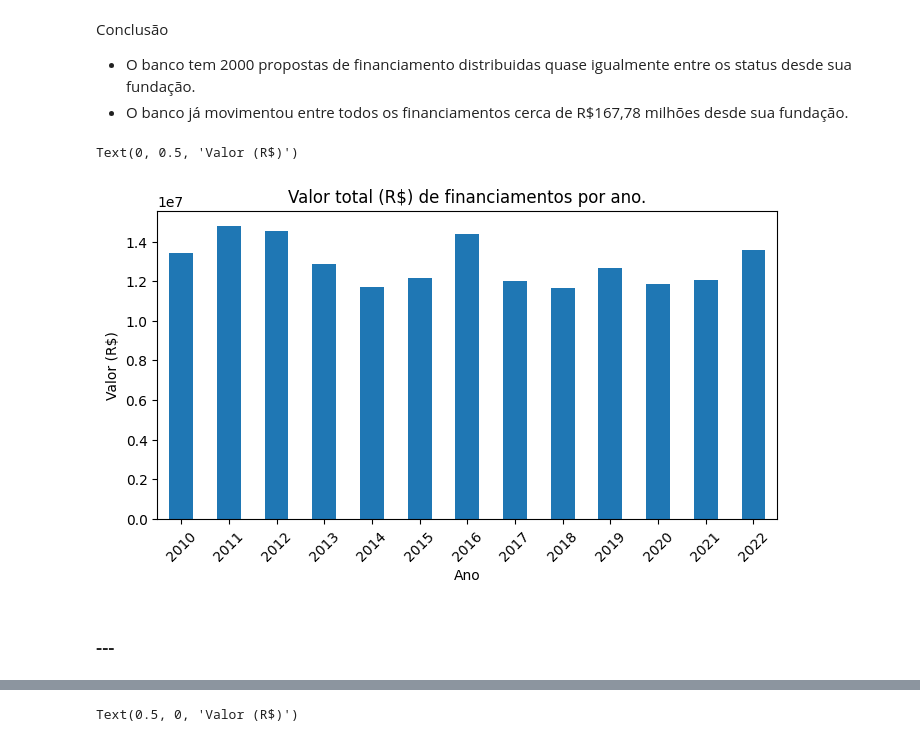
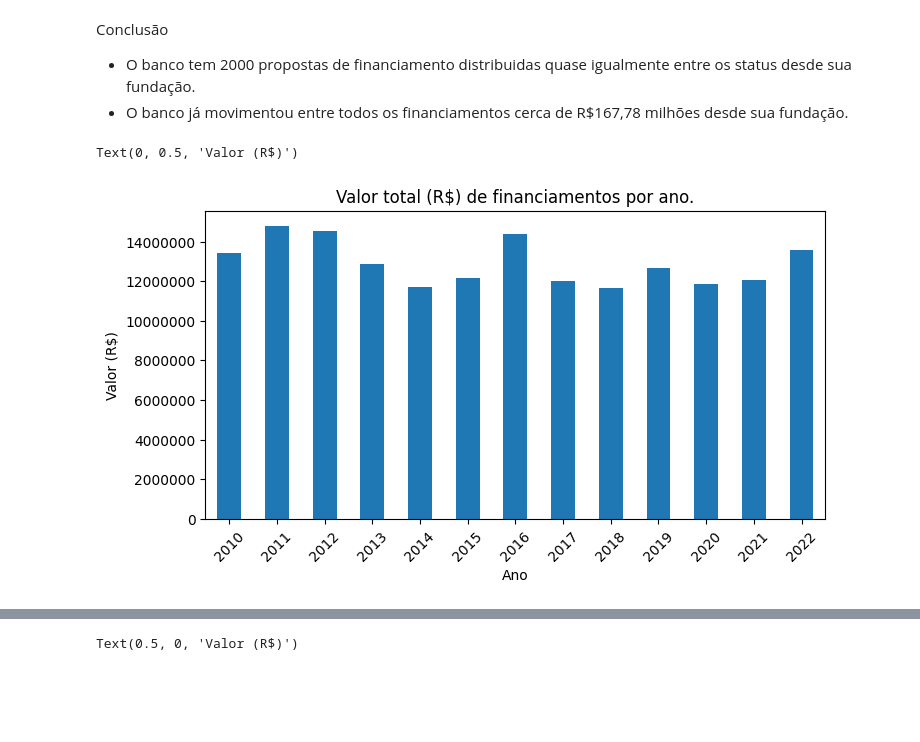
Before and after one commit to renanpan/Projeto_banco_KPI, a Jupyter notebook: lighthouse_DA_project.ipynb, the cells around one changed output, grey strips where cells are left out. Cells and saved outputs as stored; diff of their text form; code cells hidden in the pictures; blank space fills up the shorter version.

```diff
--- a/lighthouse_DA_project.ipynb
+++ b/lighthouse_DA_project.ipynb
@@ -649,16 +649,16 @@ Conclusão
 # %%
 #valor total de financiamento por ano
 
 valor_de_financiamento_ano = propostas_credito.groupby('ano')['valor_proposta'].sum()
 
 plt.figure(figsize=[8,4])
 valor_de_financiamento_ano.plot(kind='bar')
 plt.title("Valor total (R$) de financiamentos por ano.")
 plt.xlabel('Ano')
 plt.xticks(rotation=45)
+plt.gca().yaxis.set_major_formatter(ScalarFormatter(useMathText=False))
+plt.ticklabel_format(style='plain', axis='y')
 plt.ylabel('Valor (R$)')
 # %% [output]
 Text(0, 0.5, 'Valor (R$)')
-[figure, old version]
+[figure, new version]
-# %% [markdown]
-### ---
```
Also changed, not shown: parts of 13 cells of this notebook.
